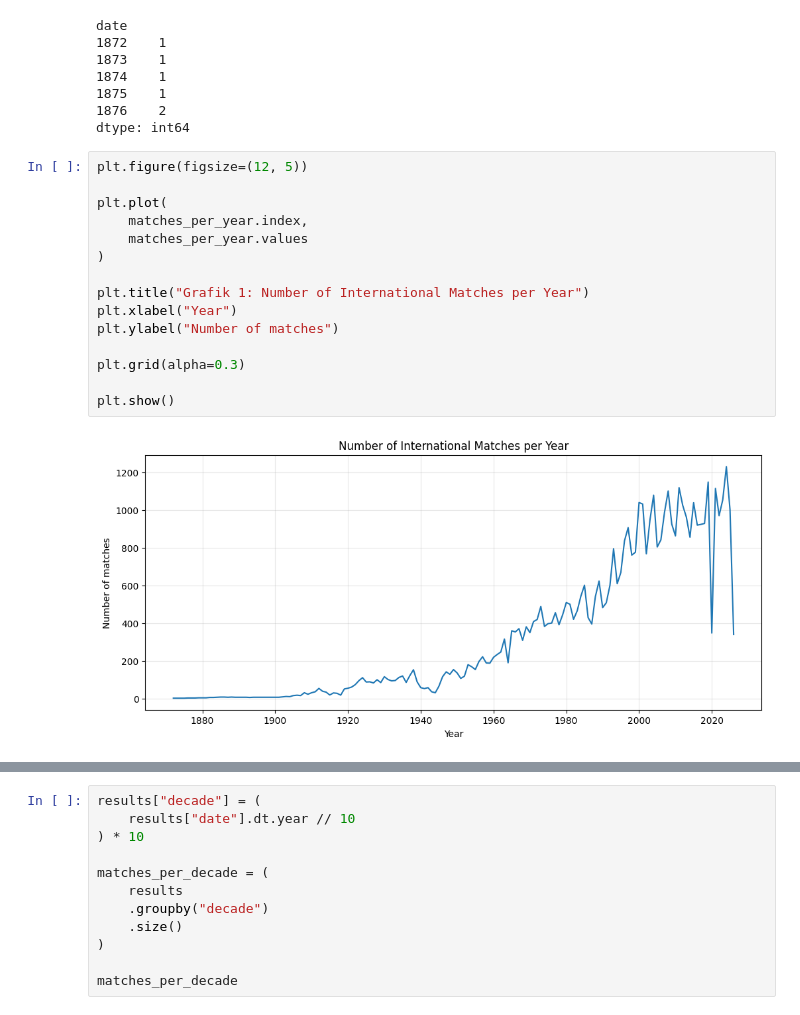
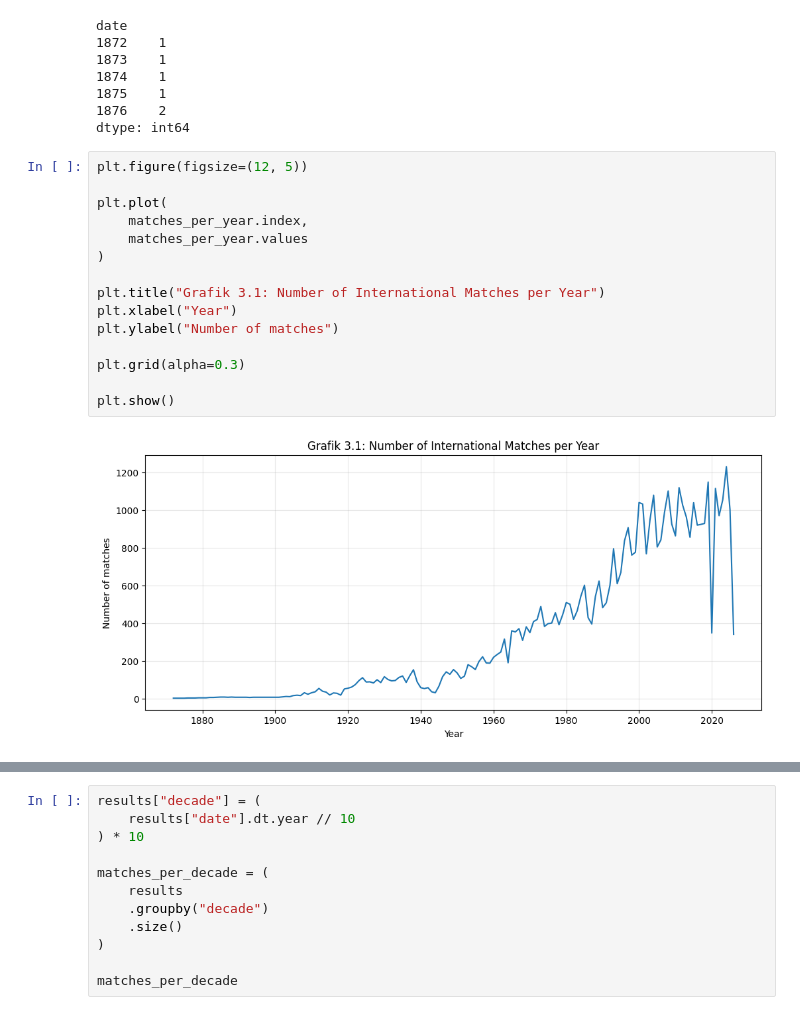
Before and after one commit to RyannPy/international-football-prediction, a Jupyter notebook: notebooks/04_exploratory_data_analyis.ipynb, the cells around one changed output, grey strips where cells are left out. Cells and saved outputs as stored; diff of their text form.

Commit message:
Exploratory Data Analysis: Match Outcome Analysis

```diff
--- a/notebooks/04_exploratory_data_analyis.ipynb
+++ b/notebooks/04_exploratory_data_analyis.ipynb
@@ -125,18 +125,18 @@ dtype: int64
 # %%
 plt.figure(figsize=(12, 5))
 
 plt.plot(
     matches_per_year.index,
     matches_per_year.values
 )
 
-plt.title("Grafik 1: Number of International Matches per Year")
+plt.title("Grafik 3.1: Number of International Matches per Year")
 plt.xlabel("Year")
 plt.ylabel("Number of matches")
 
 plt.grid(alpha=0.3)
 
 plt.show()
 # %% [output]
-[figure, old version]
+[figure, new version]
 # %% [markdown]
```
Also changed, not shown: parts of 35 cells of this notebook.
